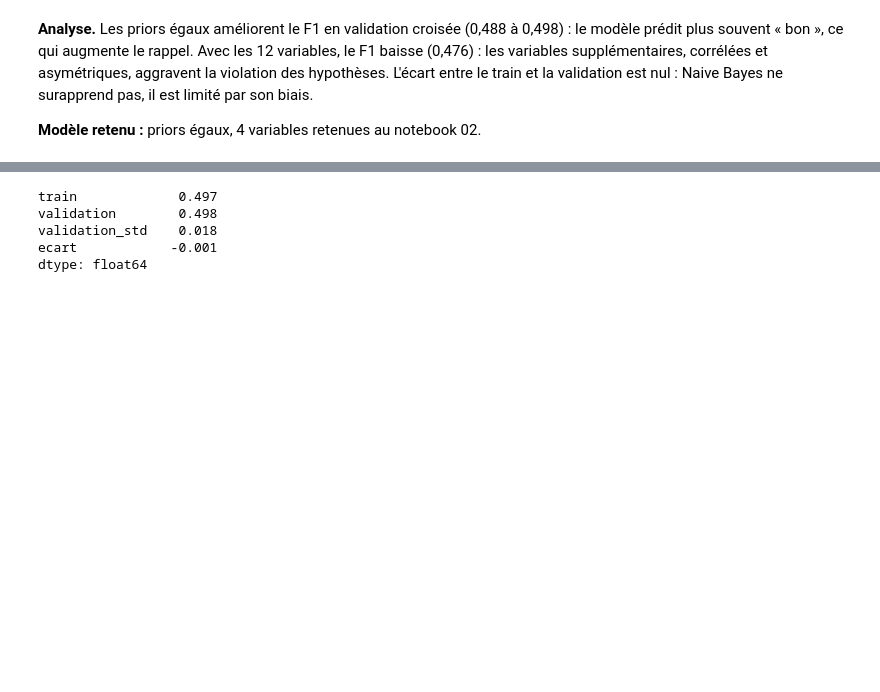
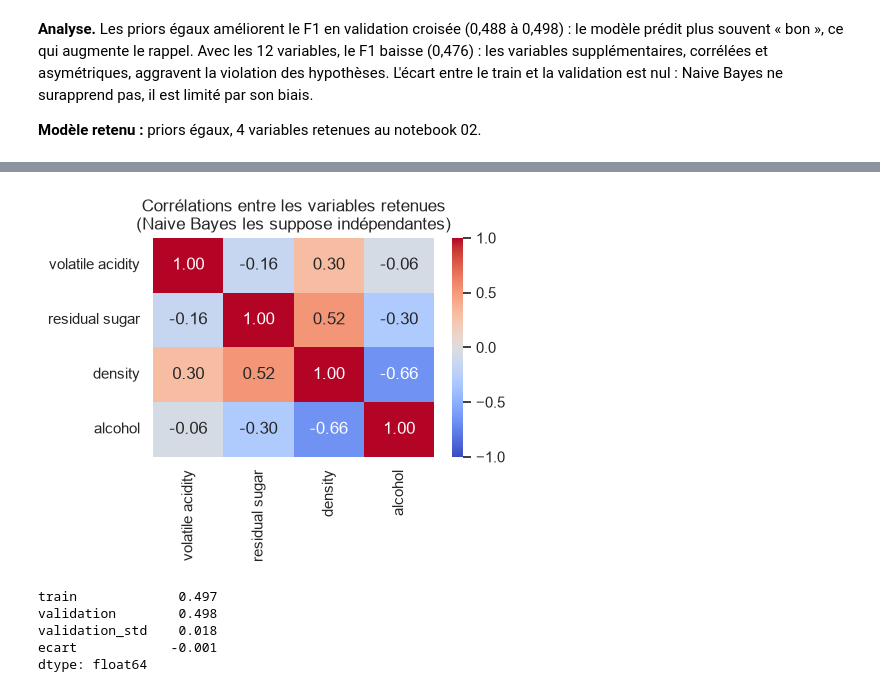
Before and after one commit to AmbreBerdery/WineQuality, a Jupyter notebook: notebooks/03_modeling regogr arbre nb .ipynb, the cells around one changed output, grey strips where cells are left out. Cells and saved outputs as stored; diff of their text form; code cells hidden in the pictures; blank space fills up the shorter version.

```diff
--- a/notebooks/03_modeling regogr arbre nb .ipynb
+++ b/notebooks/03_modeling regogr arbre nb .ipynb
@@ -213,3 +237,11 @@ pd.DataFrame(
+# %%
+plt.figure(figsize=(5, 4))
+sns.heatmap(X_train[features].corr(), annot=True, fmt=".2f", cmap="coolwarm", center=0, vmin=-1, vmax=1)
+plt.title("Corrélations entre les variables retenues\n(Naive Bayes les suppose indépendantes)")
+plt.tight_layout()
+plt.show()
+# %% [output]
+[figure, added]
 # %%
 nb_final = naive_bayes(features, priors=[0.5, 0.5]).fit(X_train, y_train)
 pd.Series(train_vs_cv_scores(nb_final, X_train, y_train)).round(3)
```
Also changed, not shown: parts of 1 cell of this notebook.
